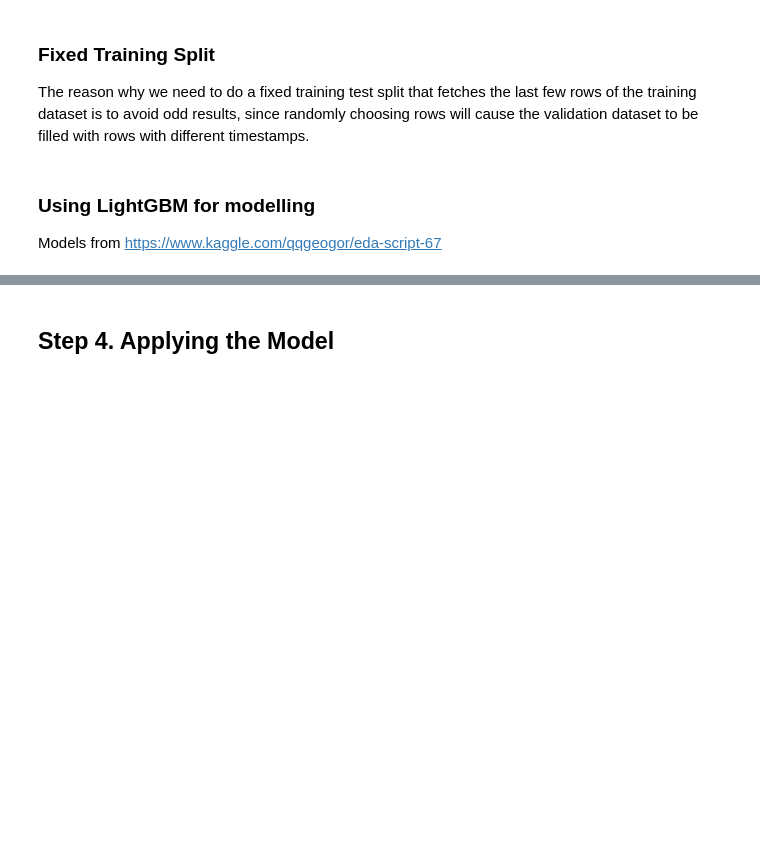
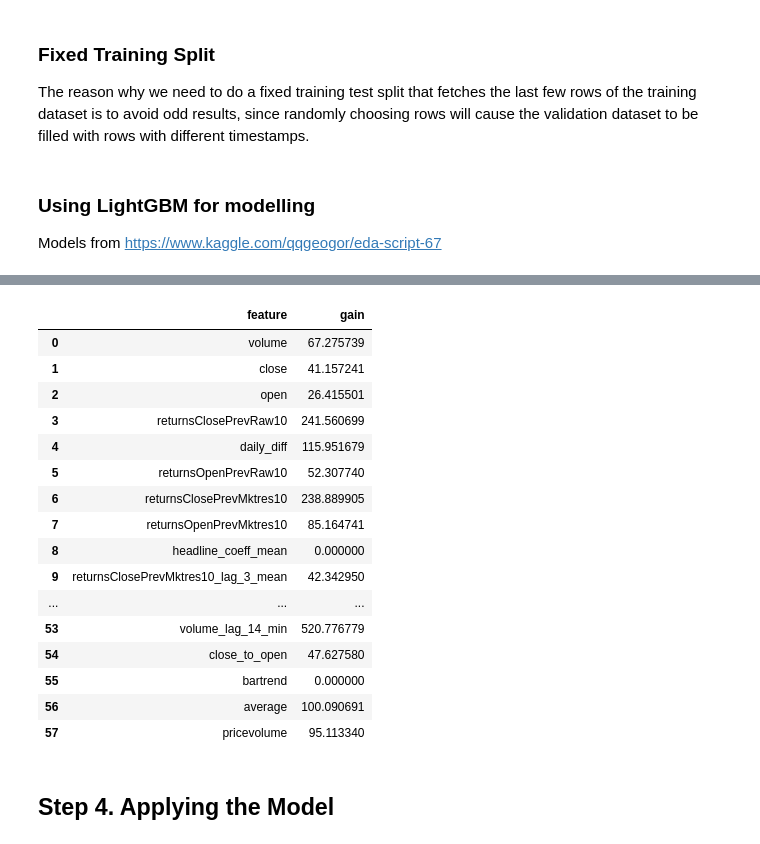
Before and after one commit to jangarong/StockMarketPredictions, a Jupyter notebook: Amateur Hour - Predicting Stocks using LightGBM.ipynb, the cells around one changed output, grey strips where cells are left out. Saved outputs shown, nothing was run; the diff lists cells and outputs as text; code cells hidden in the pictures; blank space fills up the shorter version.

```diff
--- a/Amateur Hour - Predicting Stocks using LightGBM.ipynb
+++ b/Amateur Hour - Predicting Stocks using LightGBM.ipynb
@@ -780,3 +786,25 @@ Wall time: 4.86 s
+# %%
+# get feature importance dataframe
+pd.DataFrame({'feature': traincols, 'gain': (gbm_1.feature_importance(importance_type='gain') + \
+                                             gbm_1.feature_importance(importance_type='gain')) / 2})
+# %% [output]
+|  | feature | gain |
+| 0 | volume | 67.275739 |
+| 1 | close | 41.157241 |
+| 2 | open | 26.415501 |
+| 3 | returnsClosePrevRaw10 | 241.560699 |
+| 4 | daily_diff | 115.951679 |
+| 5 | returnsOpenPrevRaw10 | 52.307740 |
+| 6 | returnsClosePrevMktres10 | 238.889905 |
+| 7 | returnsOpenPrevMktres10 | 85.164741 |
+| 8 | headline_coeff_mean | 0.000000 |
+| 9 | returnsClosePrevMktres10_lag_3_mean | 42.342950 |
+| ... | ... | ... |
+| 53 | volume_lag_14_min | 520.776779 |
+| 54 | close_to_open | 47.627580 |
+| 55 | bartrend | 0.000000 |
+| 56 | average | 100.090691 |
+| 57 | pricevolume | 95.113340 |
 # %% [markdown]
 <a id='section4'></a>
 ## Step 4. Applying the Model
```
Also changed, not shown: parts of 8 cells of this notebook.
